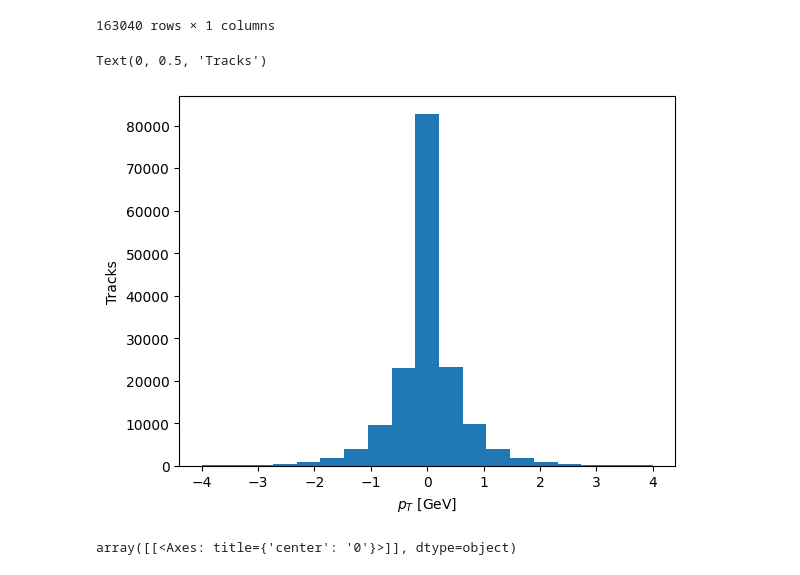
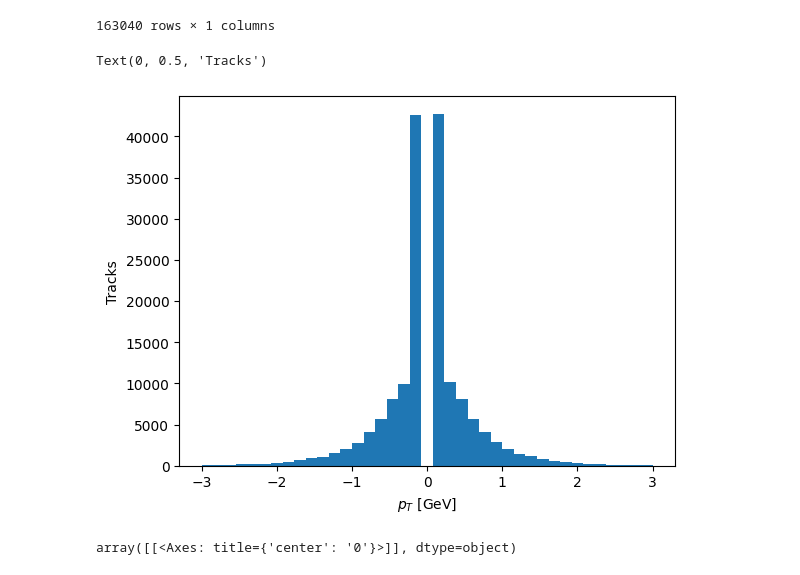
Before and after one commit to jieunyoo/tempjuly26repo, a Jupyter notebook: july25.ipynb, the cells around one changed output. Saved outputs shown, nothing was run; the diff lists cells and outputs as text; code cells hidden in the pictures.

```diff
--- a/july25.ipynb
+++ b/july25.ipynb
@@ -28,13 +28,13 @@ df1
 163040 rows × 1 columns
 # %%
 #df1.hist()
-plt.hist(df1['pt'],bins=np.linspace(-4,4,20),histtype='stepfilled');
+plt.hist(df1['pt'],bins=np.linspace(-3,3,40),histtype='stepfilled');
 #plt.hist(df1['pt']);
 plt.xlabel(r'$p_T$ [GeV]')
 plt.ylabel('Tracks')
 # %% [output]
 Text(0, 0.5, 'Tracks')
-[figure, old version]
+[figure, new version]
 # %%
 df2.hist()
 # %% [output]
```
Also changed, not shown: parts of 5 cells of this notebook.
